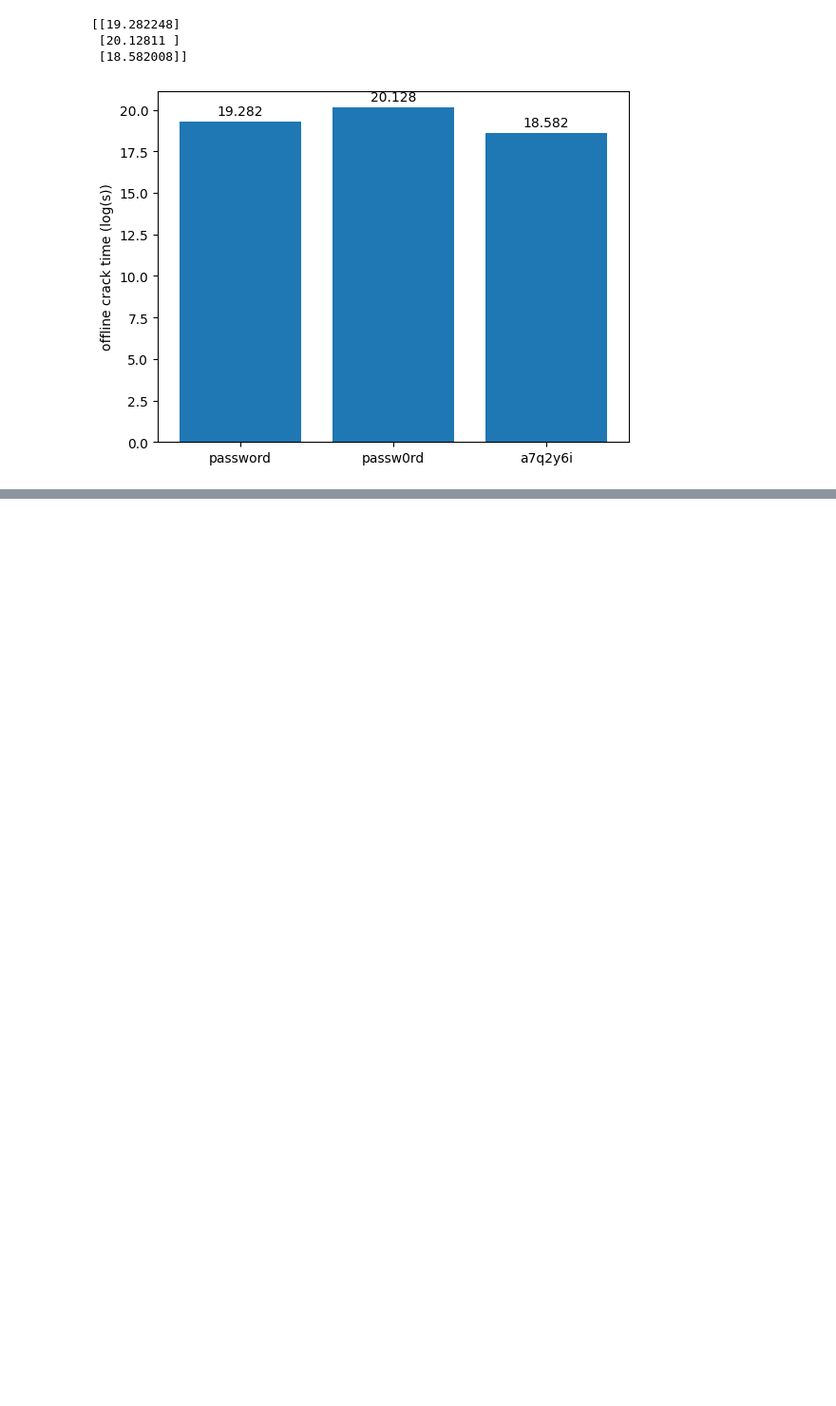
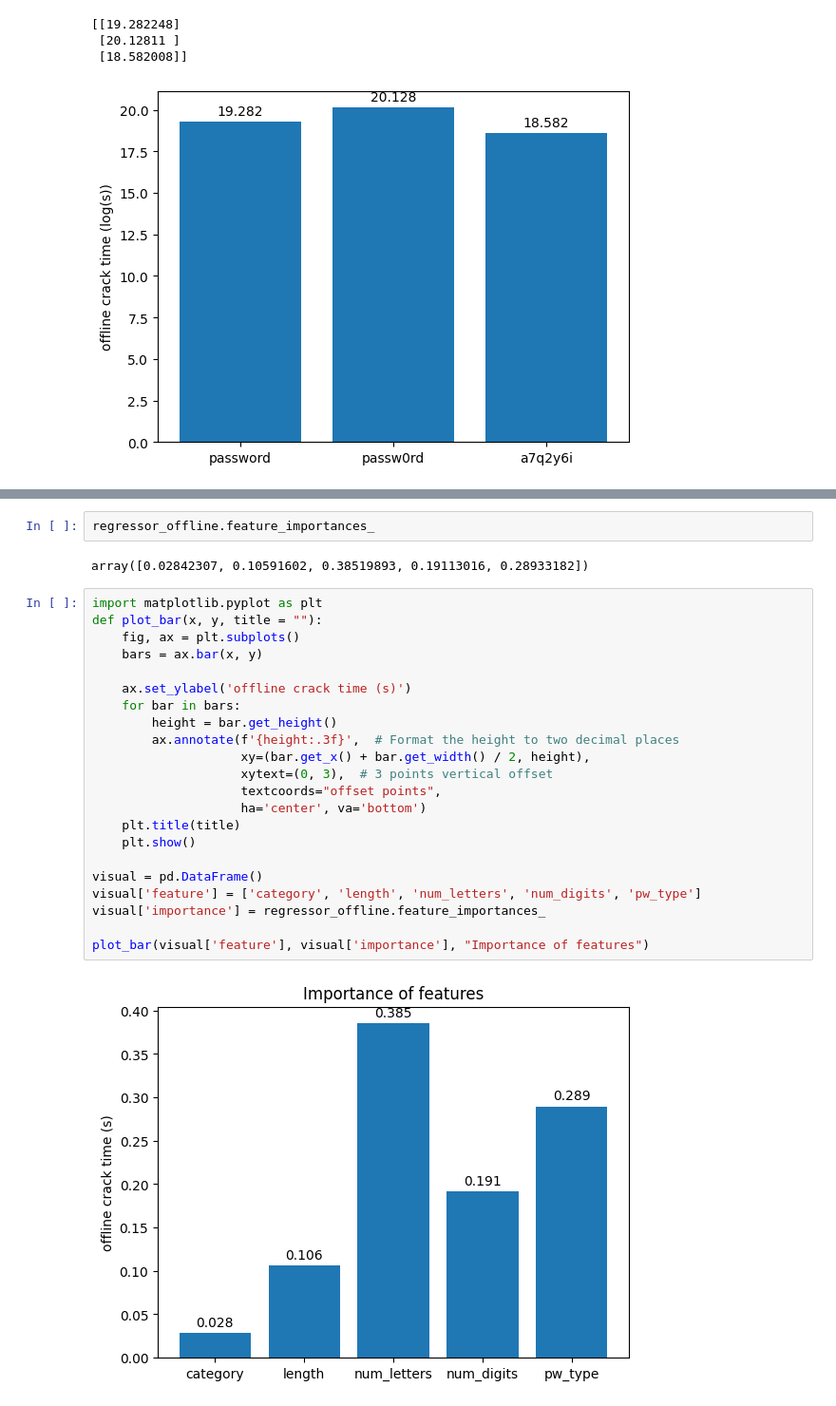
Before and after one commit to SKN000/GLHLTH562-Final-Project, a Jupyter notebook: model.ipynb, the cells around one changed output, grey strips where cells are left out. Shown at 95% size. Drawn from its saved outputs; the diff is of its cells as text; blank space fills up the shorter version.

```diff
--- a/model.ipynb
+++ b/model.ipynb
@@ -225,0 +471,28 @@ plot_bar(passwords, y_pred.reshape(-1))
+# %%
+regressor_offline.feature_importances_
+# %% [output]
+array([0.02842307, 0.10591602, 0.38519893, 0.19113016, 0.28933182])
+# %%
+import matplotlib.pyplot as plt
+def plot_bar(x, y, title = ""):
+    fig, ax = plt.subplots()
+    bars = ax.bar(x, y)
+
+    ax.set_ylabel('offline crack time (s)')
+    for bar in bars:
+        height = bar.get_height()
+        ax.annotate(f'{height:.3f}',  # Format the height to two decimal places
+                    xy=(bar.get_x() + bar.get_width() / 2, height),
+                    xytext=(0, 3),  # 3 points vertical offset
+                    textcoords="offset points",
+                    ha='center', va='bottom')
+    plt.title(title)
+    plt.show()
+
+visual = pd.DataFrame()
+visual['feature'] = ['category', 'length', 'num_letters', 'num_digits', 'pw_type']
+visual['importance'] = regressor_offline.feature_importances_
+
+plot_bar(visual['feature'], visual['importance'], "Importance of features")
+# %% [output]
+[figure, added]
```
Also changed, not shown: parts of 5 cells of this notebook, 15 other files.
